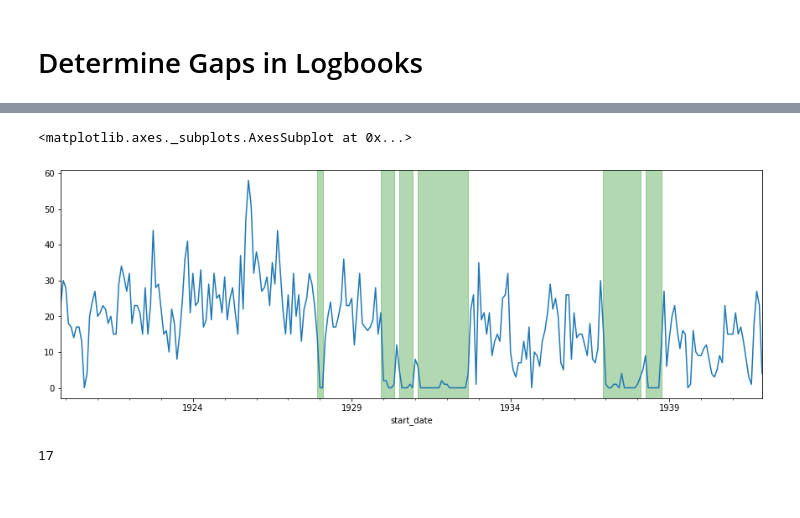
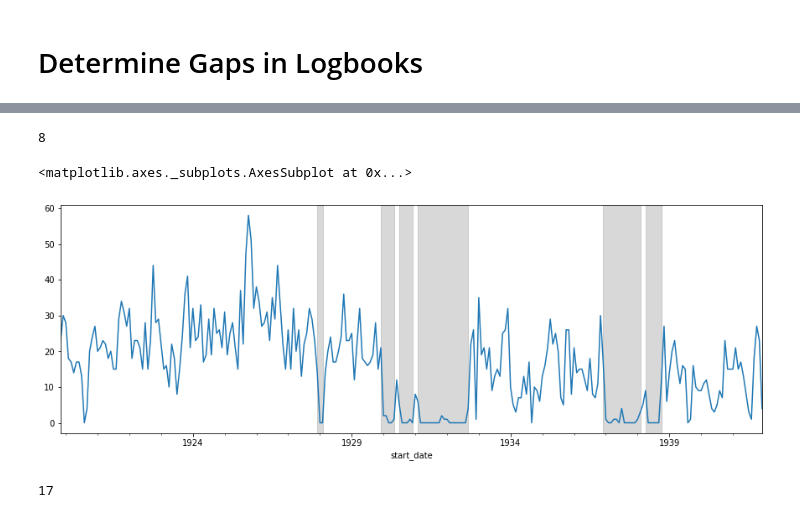
Before and after one commit to kmcelwee/sco-missing-data, a Jupyter notebook: 01-predict-subscription-volume/Subscription Volume Prediction Model.ipynb, the cells around one changed output, grey strips where cells are left out. Saved outputs shown, nothing was run; the diff lists cells and outputs as text; code cells hidden in the pictures.

```diff
--- a/01-predict-subscription-volume/Subscription Volume Prediction Model.ipynb
+++ b/01-predict-subscription-volume/Subscription Volume Prediction Model.ipynb
@@ -73,12 +54,15 @@ with open('logbook-dates.json') as f:
         d['endDate'] = date_parse(d['endDate'])
 
 logbook_gaps = []
+skipped = 0
 for i, _ in enumerate(logbook_dates[1:-1]):
     start = logbook_dates[i]['endDate']
     end = logbook_dates[i+1]['startDate']
     interval = end - start
     if interval.days > 12:
         logbook_gaps.append({ 'start': start, 'end': end, 'interval': interval.days })
+    else:
+        skipped += 1
 
 logbook_gaps
 # %% [output]
@@ -100,6 +84,11 @@ logbook_gaps
  {'start': datetime.datetime(1938, 5, 5, 0, 0),
   'end': datetime.datetime(1938, 10, 21, 0, 0),
   'interval': 169}]
+# %%
+# How many gaps weren't included because they were deemed too small?
+print(skipped)
+# %% [output]
+8
 # %%
 def get_closest_date(d, index):
     return min([[abs(index_d - d), index_d] for index_d in index], key=lambda x: x[0])[1]
@@ -108,15 +97,15 @@ def add_logbook_vspans(ax, df_g):
     for gap in logbook_gaps:
         ax.axvspan(get_closest_date(gap['start'], df_g.index),
                    get_closest_date(gap['end'], df_g.index),
-            color="green", alpha=0.3)
+            color="gray", alpha=0.3)
     return ax
 # %%
-groups = df.groupby([pd.Grouper(key='start_date', freq='M')])['event_type'].count()
-ax = groups.plot(figsize=(15, 5))
-add_logbook_vspans(ax, groups)
+monthly_count = df.groupby([pd.Grouper(key='start_date', freq='M')])['event_type'].count()
+ax = monthly_count.plot(figsize=(15, 5))
+add_logbook_vspans(ax, monthly_count)
 # %% [output]
 <matplotlib.axes._subplots.AxesSubplot at 0x...>
-[figure, old version]
+[figure, new version]
 # %%
 # What events occur during the logbook gaps?
 dfs = []
```
Also changed, not shown: parts of 19 cells of this notebook.
